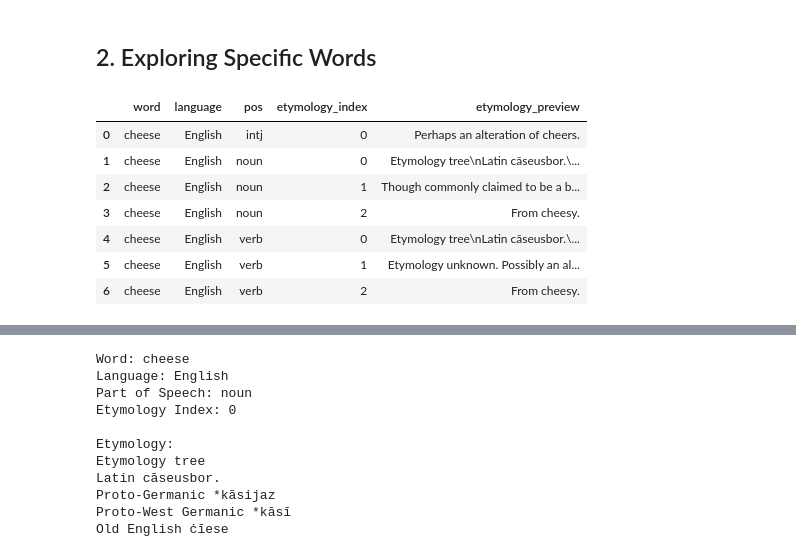
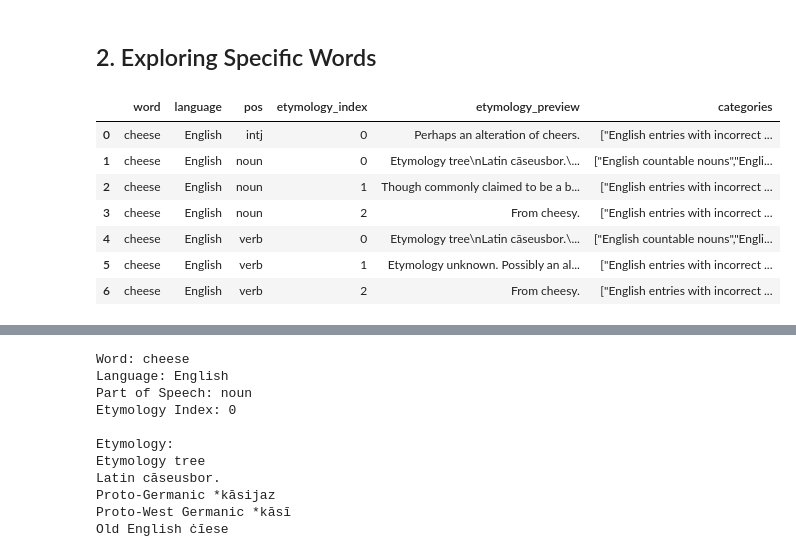
Before and after one commit to kebuhcah/wiktionary-browser, a Jupyter notebook: wiktionary-analysis.ipynb, the cells around one changed output, grey strips where cells are left out. Cells and saved outputs as stored; diff of their text form; code cells hidden in the pictures.

```diff
--- a/wiktionary-analysis.ipynb
+++ b/wiktionary-analysis.ipynb
@@ -139,25 +159,27 @@ Text(0.5, 0, '# of Entries')
 # %%
 # Find all entries for a specific word (example: "cheese")
 word_lookup = """
 SELECT
     word,
     language,
     pos,
     etymology_index,
-    SUBSTR(etymology_text, 1, 150) as etymology_preview
+    SUBSTR(etymology_text, 1, 150) as etymology_preview,
+    categories
 FROM words
 WHERE word = 'cheese'
     AND language = 'English'
 ORDER BY pos, etymology_index
 """
 
-query(word_lookup)
+word_lookup_results = query(word_lookup)
+word_lookup_results
 # %% [output]
-|  | word | language | pos | etymology_index | etymology_preview |
-| 0 | cheese | English | intj | 0 | Perhaps an alteration of cheers. |
-| 1 | cheese | English | noun | 0 | Etymology tree\nLatin cāseusbor.\... |
-| 2 | cheese | English | noun | 1 | Though commonly claimed to be a b... |
-| 3 | cheese | English | noun | 2 | From cheesy. |
-| 4 | cheese | English | verb | 0 | Etymology tree\nLatin cāseusbor.\... |
-| 5 | cheese | English | verb | 1 | Etymology unknown. Possibly an al... |
-| 6 | cheese | English | verb | 2 | From cheesy. |
+|  | word | language | pos | etymology_index | etymology_preview | categories |
+| 0 | cheese | English | intj | 0 | Perhaps an alteration of cheers. | ["English entries with incorrect ... |
+| 1 | cheese | English | noun | 0 | Etymology tree\nLatin cāseusbor.\... | ["English countable nouns","Engli... |
+| 2 | cheese | English | noun | 1 | Though commonly claimed to be a b... | ["English entries with incorrect ... |
+| 3 | cheese | English | noun | 2 | From cheesy. | ["English entries with incorrect ... |
+| 4 | cheese | English | verb | 0 | Etymology tree\nLatin cāseusbor.\... | ["English countable nouns","Engli... |
+| 5 | cheese | English | verb | 1 | Etymology unknown. Possibly an al... | ["English entries with incorrect ... |
+| 6 | cheese | English | verb | 2 | From cheesy. | ["English entries with incorrect ... |
```
Also changed, not shown: parts of 2 cells of this notebook.
